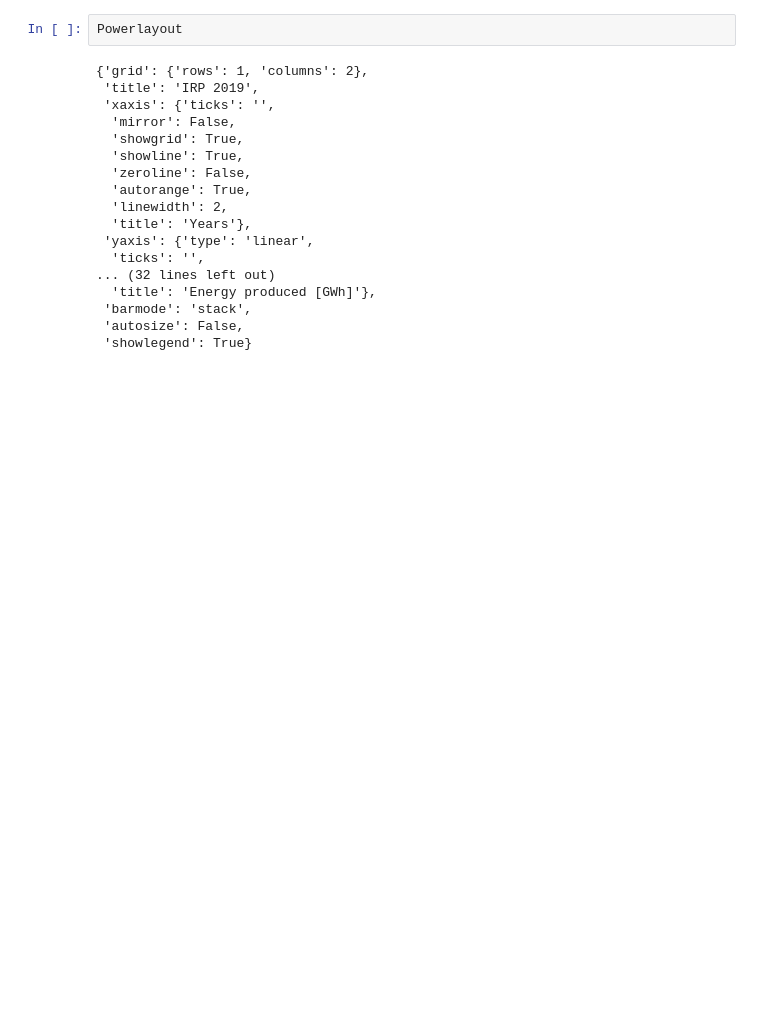
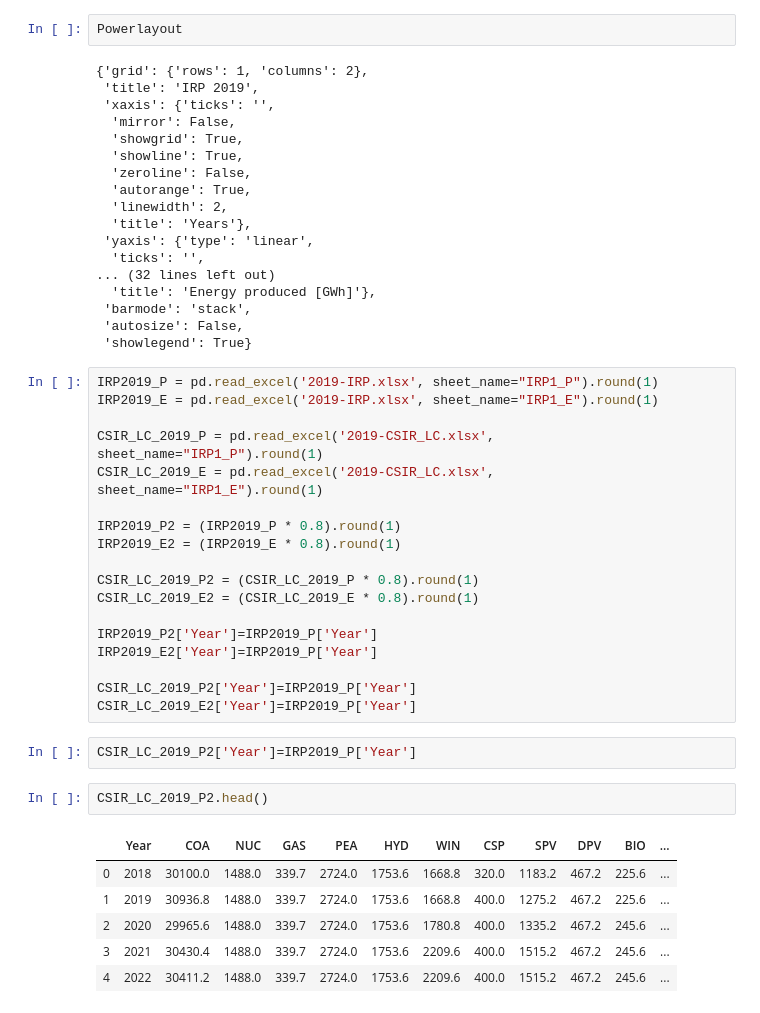
Before and after one commit to Futile21/Jarrad_IPP, a Jupyter notebook: Filled Area Plots.ipynb, the cells around one changed output. Drawn from its saved outputs; the diff is of its cells as text; blank space fills up the shorter version.

```diff
--- a/Filled Area Plots.ipynb
+++ b/Filled Area Plots.ipynb
@@ -499,3 +497,32 @@ Powerlayout
  'barmode': 'stack',
  'autosize': False,
  'showlegend': True}
+# %%
+IRP2019_P = pd.read_excel('2019-IRP.xlsx', sheet_name="IRP1_P").round(1)
+IRP2019_E = pd.read_excel('2019-IRP.xlsx', sheet_name="IRP1_E").round(1)
+
+CSIR_LC_2019_P = pd.read_excel('2019-CSIR_LC.xlsx', sheet_name="IRP1_P").round(1)
+CSIR_LC_2019_E = pd.read_excel('2019-CSIR_LC.xlsx', sheet_name="IRP1_E").round(1)
+
+IRP2019_P2 = (IRP2019_P * 0.8).round(1)
+IRP2019_E2 = (IRP2019_E * 0.8).round(1)
+
+CSIR_LC_2019_P2 = (CSIR_LC_2019_P * 0.8).round(1)
+CSIR_LC_2019_E2 = (CSIR_LC_2019_E * 0.8).round(1)
+
+IRP2019_P2['Year']=IRP2019_P['Year']
+IRP2019_E2['Year']=IRP2019_P['Year']
+
+CSIR_LC_2019_P2['Year']=IRP2019_P['Year']
+CSIR_LC_2019_E2['Year']=IRP2019_P['Year']
+# %%
+CSIR_LC_2019_P2['Year']=IRP2019_P['Year']
+# %%
+CSIR_LC_2019_P2.head()
+# %% [output]
+|  | Year | COA | NUC | GAS | PEA | HYD | WIN | CSP | SPV | DPV | BIO | ... |
+| 0 | 2018 | 30100.0 | 1488.0 | 339.7 | 2724.0 | 1753.6 | 1668.8 | 320.0 | 1183.2 | 467.2 | 225.6 | ... |
+| 1 | 2019 | 30936.8 | 1488.0 | 339.7 | 2724.0 | 1753.6 | 1668.8 | 400.0 | 1275.2 | 467.2 | 225.6 | ... |
+| 2 | 2020 | 29965.6 | 1488.0 | 339.7 | 2724.0 | 1753.6 | 1780.8 | 400.0 | 1335.2 | 467.2 | 245.6 | ... |
+| 3 | 2021 | 30430.4 | 1488.0 | 339.7 | 2724.0 | 1753.6 | 2209.6 | 400.0 | 1515.2 | 467.2 | 245.6 | ... |
+| 4 | 2022 | 30411.2 | 1488.0 | 339.7 | 2724.0 | 1753.6 | 2209.6 | 400.0 | 1515.2 | 467.2 | 245.6 | ... |
```
Also changed, not shown: parts of 2 cells of this notebook, 3 other files.
